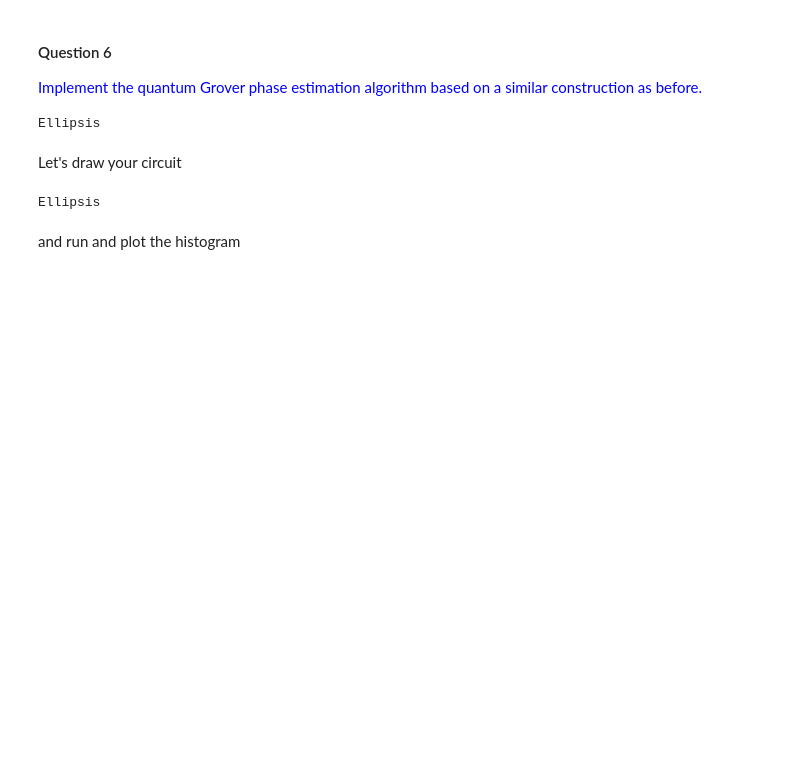
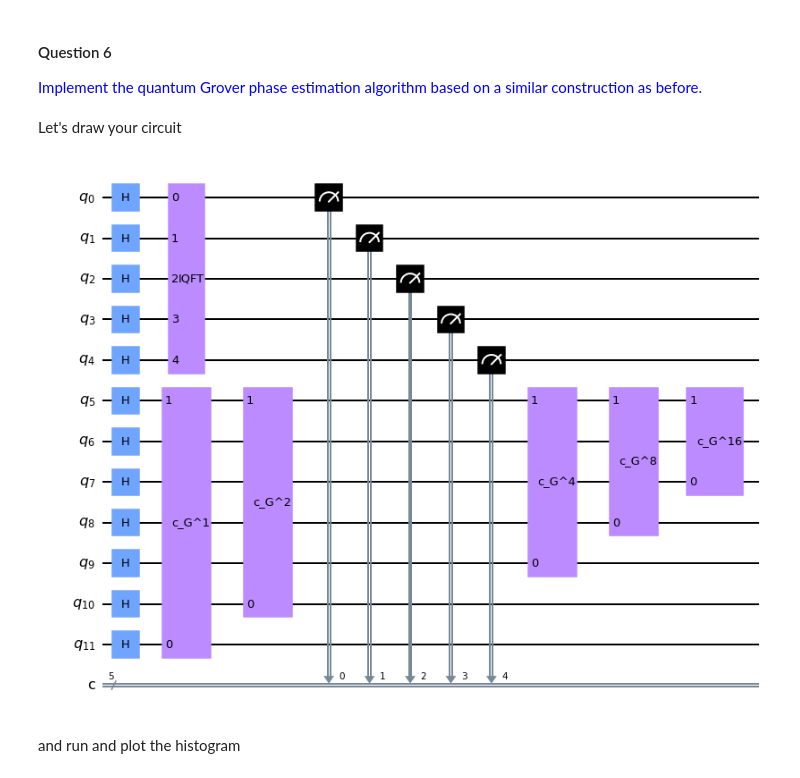
Before and after one commit to matthias-wyss/Quantum-3-SAT, a Jupyter notebook: MiniProject-questions.ipynb, the cells around one changed output. Drawn from its saved outputs; the diff is of its cells as text; code cells hidden in the pictures; blank space fills up the shorter version.

```diff
--- a/MiniProject-questions.ipynb
+++ b/MiniProject-questions.ipynb
@@ -501,21 +540,48 @@ main_circuit = QuantumCircuit(N_qubits+N_measures,N_measures)
 
 ######### (BEGIN) Your answer ##################
 
-...
+def control_G_power_n(G, n):
+    circuit = QuantumCircuit(1, name=f"G^{n}")
+
+    for _ in range(n):
+        circuit.append(G, [0])
+
+    circuit = transpile(circuit, simulator)
+    return circuit.control(1)
+
+# Create eigenvalues
+eig0 = -1
+eig1 = 1
+
+# a diagonal block acting on 1 qubit with 2 eigenvalues
+G = Diagonal([eig0, eig1])
+
+# Hadamard on qubits measuring the eigenvalue and the qubit of G
+main_circuit.h(list(range(N_qubits+N_measures)))
+
+# We apply c-U^(2^i)
+for i in range(N_measures):
+    main_circuit.append(control_G_power_n(G, 1 << i), [N_qubits+N_measures-i-1,5])
+
+# Inverse QFT gate
+QFTgate = QFT(num_qubits=N_measures, inverse=True, insert_barriers=False)
+main_circuit.append(QFTgate, list(range(N_measures)))
+
+# Measurement
+for i in range(N_measures):
+    main_circuit.measure(i,i)
 
 ######### ( END ) Your answer ##################
-# %% [output]
-Ellipsis
 # %% [markdown]
 Let's draw your circuit
 # %%
 ######### (BEGIN) Your answer ##################
 
-...
+main_circuit.draw(output='mpl')
 
 ######### ( END ) Your answer ##################
 # %% [output]
-Ellipsis
+[figure, added]
 # %% [markdown]
 and run and plot the histogram
 # %%
```
Also changed, not shown: parts of 9 cells of this notebook.
